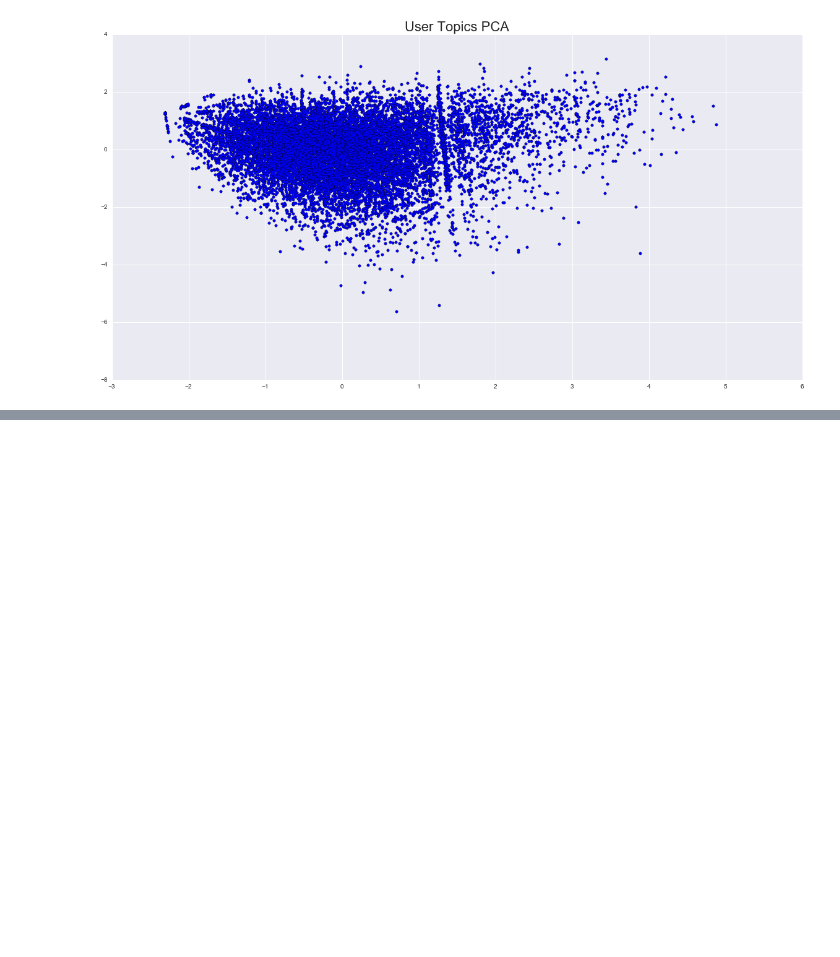
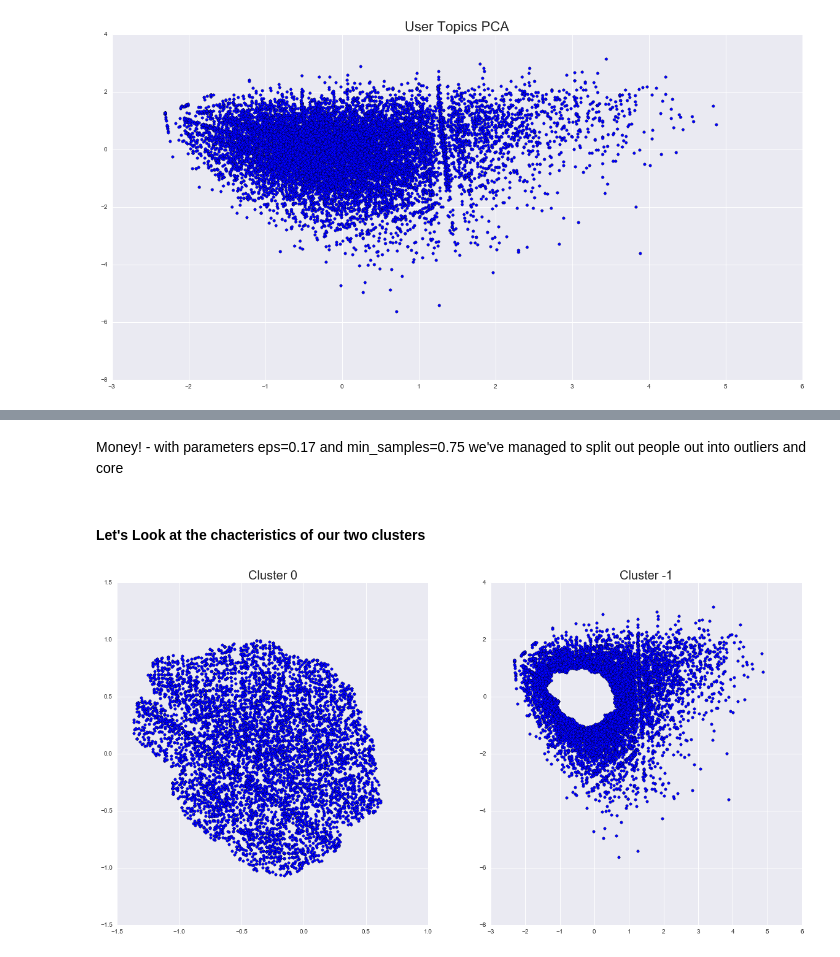
Before and after one commit to whugue/Yelp-User-Similarity, a Jupyter notebook: Yelp-Cluster.ipynb, the cells around one changed output, grey strips where cells are left out. Saved outputs shown, nothing was run; the diff lists cells and outputs as text; code cells hidden in the pictures; blank space fills up the shorter version.

```diff
--- a/Yelp-Cluster.ipynb
+++ b/Yelp-Cluster.ipynb
@@ -193,0 +174,21 @@ madison.groupby(by="flag")[["pct_food","pct_service","pct_ambience","pct_value",
+# %% [markdown]
+Money! - with parameters eps=0.17 and min_samples=0.75 we've managed to split out people out into outliers and core
+# %% [markdown]
+#### Let's Look at the chacteristics of our two clusters
+# %%
+def plot_by_cluster(df):
+    sub0 = df[df.cluster==0]
+    sub1 = df[df.cluster==-1]
+
+    plt.figure(figsize=(20,10))
+    plt.subplot(1,2,1)
+    plt.scatter(sub0.PCA_1, sub0.PCA_2)
+    plt.title("Cluster 0", fontsize=20)
+
+    plt.subplot(1,2,2)
+    plt.scatter(sub1.PCA_1, sub1.PCA_2)
+    plt.title("Cluster -1", fontsize=20)
+# %%
+plot_by_cluster(clustered)
+# %% [output]
+[figure, added]
```
Also changed, not shown: parts of 13 cells of this notebook, 1 other file.
